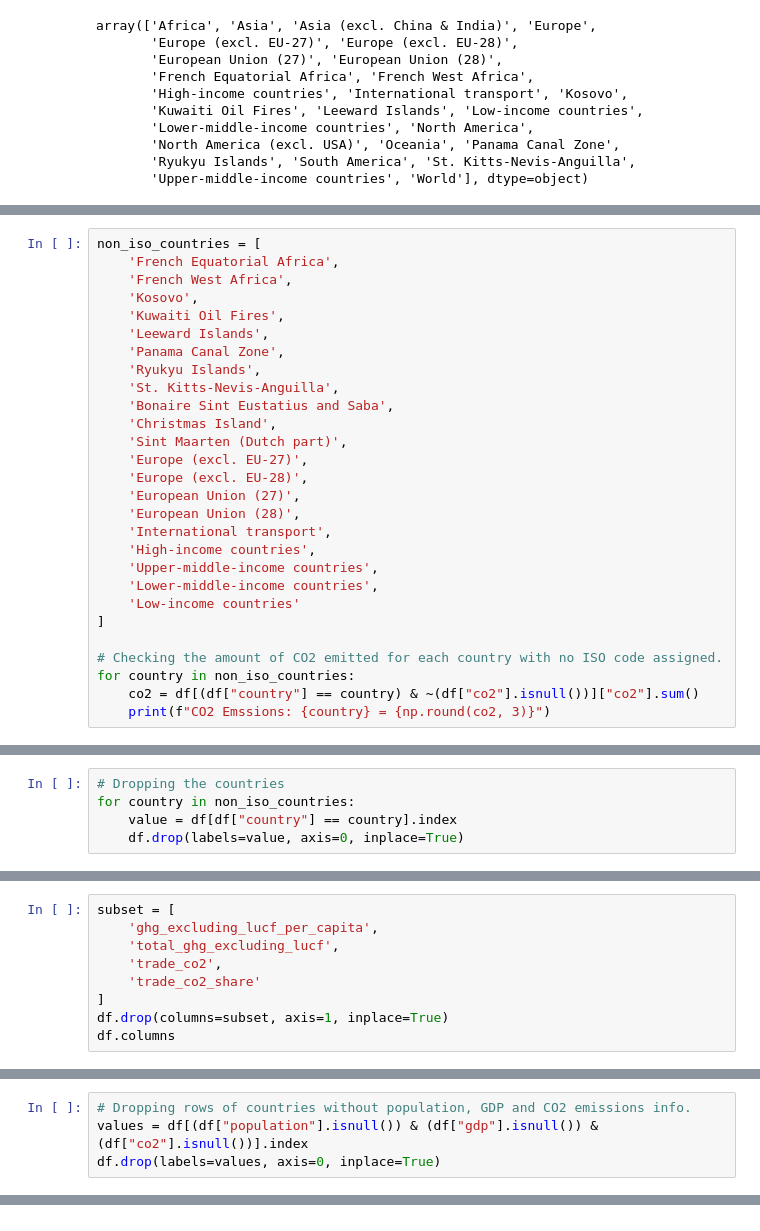
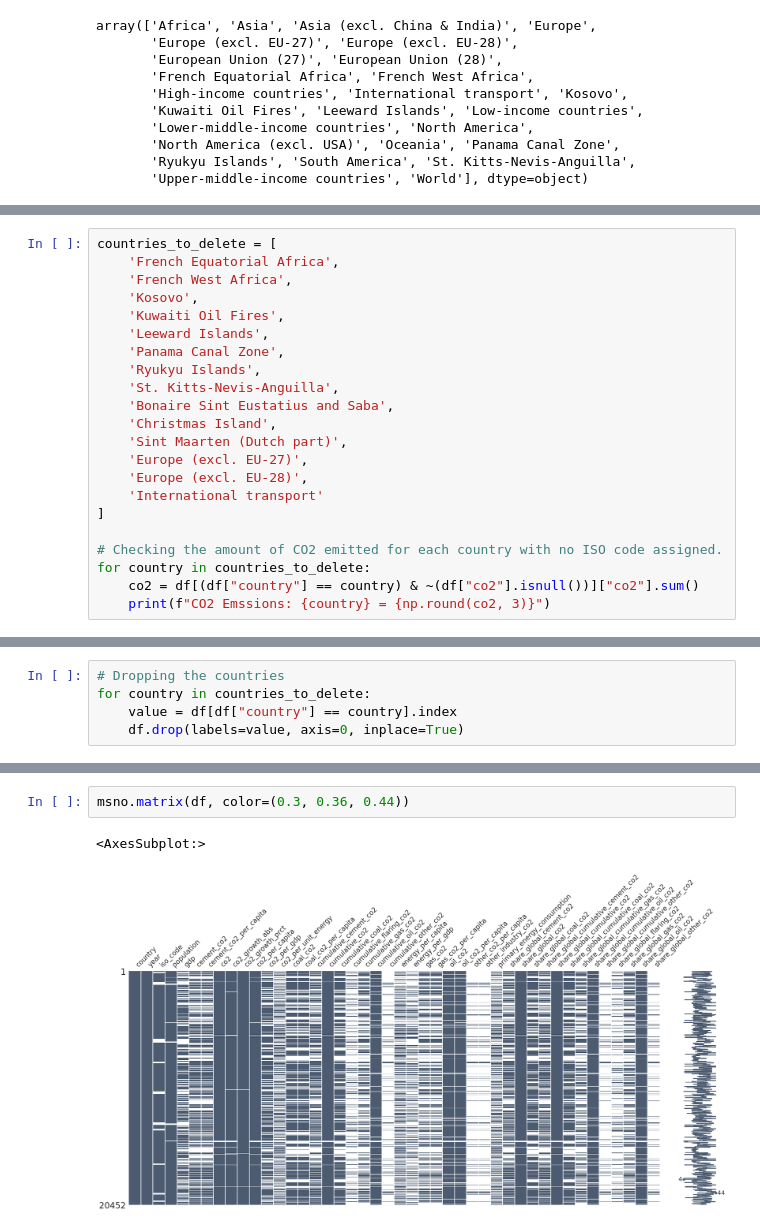
Before and after one commit to alexcaicedo/co2-project, a Jupyter notebook: co2.ipynb, the cells around one changed output, grey strips where cells are left out. Saved outputs shown, nothing was run; the diff lists cells and outputs as text.

```diff
--- a/co2.ipynb
+++ b/co2.ipynb
@@ -177,5 +245,5 @@ There are some countries not too relevant for the purposes of this project. Thei
 # %%
-non_iso_countries = [
+countries_to_delete = [
     'French Equatorial Africa',
     'French West Africa',
     'Kosovo',
@@ -189,17 +257,11 @@ non_iso_countries = [
     'Sint Maarten (Dutch part)',
     'Europe (excl. EU-27)',
     'Europe (excl. EU-28)',
-    'European Union (27)',
-    'European Union (28)',
-    'International transport',
-    'High-income countries',
-    'Upper-middle-income countries',
-    'Lower-middle-income countries',
-    'Low-income countries'
+    'International transport'
 ]
 
 # Checking the amount of CO2 emitted for each country with no ISO code assigned.
-for country in non_iso_countries:
+for country in countries_to_delete:
     co2 = df[(df["country"] == country) & ~(df["co2"].isnull())]["co2"].sum()
     print(f"CO2 Emssions: {country} = {np.round(co2, 3)}")
 # %% [output]
@@ -226,6 +282,6 @@ CO2 Emssions: Low-income countries = 9669.65
 # %%
 # Dropping the countries
-for country in non_iso_countries:
+for country in countries_to_delete:
     value = df[df["country"] == country].index
     df.drop(labels=value, axis=0, inplace=True)
 # %%
@@ -240,9 +296,0 @@ Removing non-relevant columns
-# %%
-subset = [
-    'ghg_excluding_lucf_per_capita',
-    'total_ghg_excluding_lucf',
-    'trade_co2',
-    'trade_co2_share'
-]
-df.drop(columns=subset, axis=1, inplace=True)
-df.columns
@@ -260,4 +296,0 @@ array(['Antarctica', 'Aruba', 'Curacao', 'Puerto Rico'], dtype=object)
-# %%
-# Dropping rows of countries without population, GDP and CO2 emissions info.
-values = df[(df["population"].isnull()) & (df["gdp"].isnull()) & (df["co2"].isnull())].index
-df.drop(labels=values, axis=0, inplace=True)
@@ -274,0 +316,5 @@ plt.show()
+# %%
+msno.matrix(df, color=(0.3, 0.36, 0.44))
+# %% [output]
+<AxesSubplot:>
+[figure, added]
```
Also changed, not shown: parts of 35 cells of this notebook, 2 other files.
